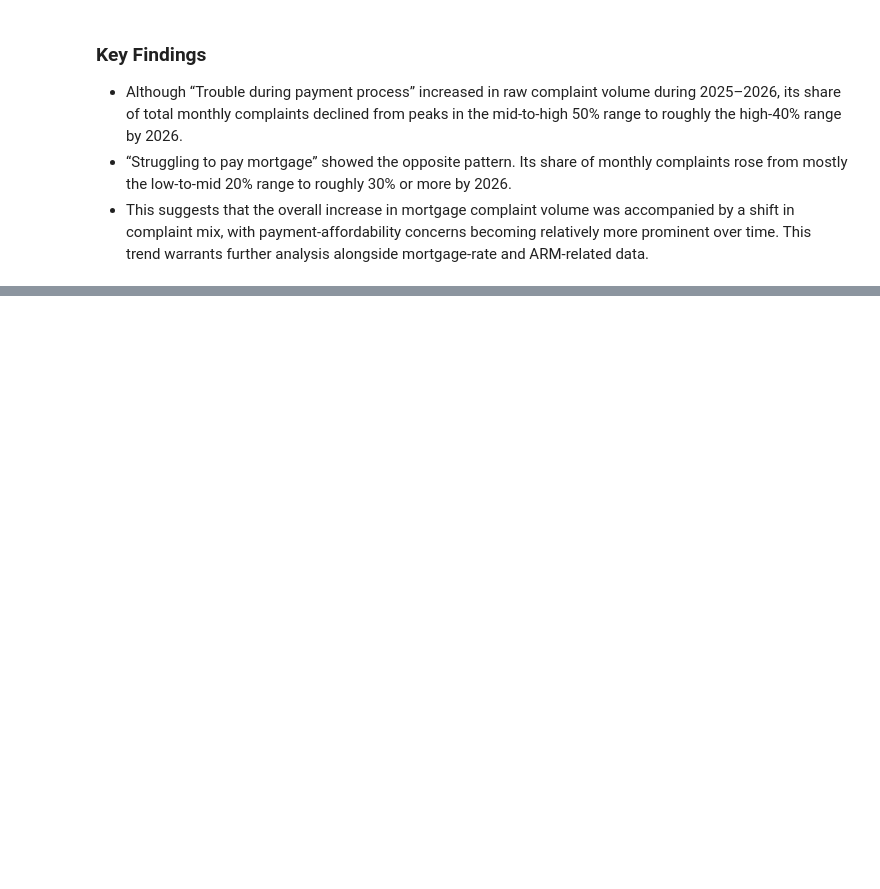
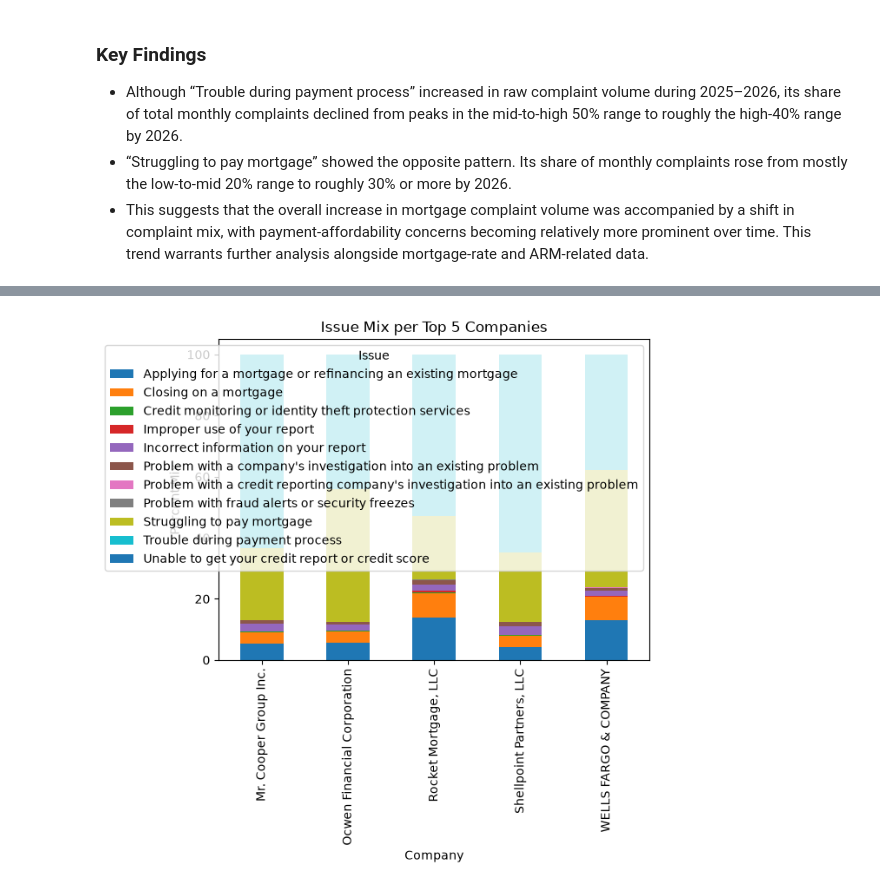
Before and after one commit to alanarroyo98/financial-services-complaints-analytics, a Jupyter notebook: notebooks/01_cfpb_eda.ipynb, the cells around one changed output, grey strips where cells are left out. Cells and saved outputs as stored; diff of their text form; code cells hidden in the pictures; blank space fills up the shorter version.

```diff
--- a/notebooks/01_cfpb_eda.ipynb
+++ b/notebooks/01_cfpb_eda.ipynb
@@ -392,0 +460,6 @@ plt.show()
+# %%
+top_5_complaints_companies = complaints_by_company["Company"].head(5)
+# %%
+top_5_company_analysis = complaints[complaints["Company"].isin(top_5_complaints_companies)]
+top_5_company_analysis = top_5_company_analysis.groupby(["Company", "Issue"]).size().reset_index(name="complaint_count").sort_values(by=["Company","complaint_count"],ascending=[True,False])
+top_5_company_analysis
@@ -392,0 +484,3 @@ plt.show()
+# %%
+top_5_company_analysis["issue_percent"] = round(((top_5_company_analysis["complaint_count"]) / (top_5_company_analysis.groupby("Company")["complaint_count"].transform("sum"))) *100 , 2)
+top_5_company_analysis
@@ -392,0 +505,13 @@ plt.show()
+# %%
+company_issue_pivot = top_5_company_analysis.pivot(columns='Issue',values="issue_percent", index="Company")
+company_issue_pivot = company_issue_pivot.fillna(0)
+# %%
+company_issue_pivot.plot(
+    kind="bar",
+    stacked=True
+    )
+plt.title("Issue Mix per Top 5 Companies")
+plt.ylabel("Percent Mix")
+plt.show()
+# %% [output]
+[figure, added]
```
Also changed, not shown: parts of 26 cells of this notebook.
